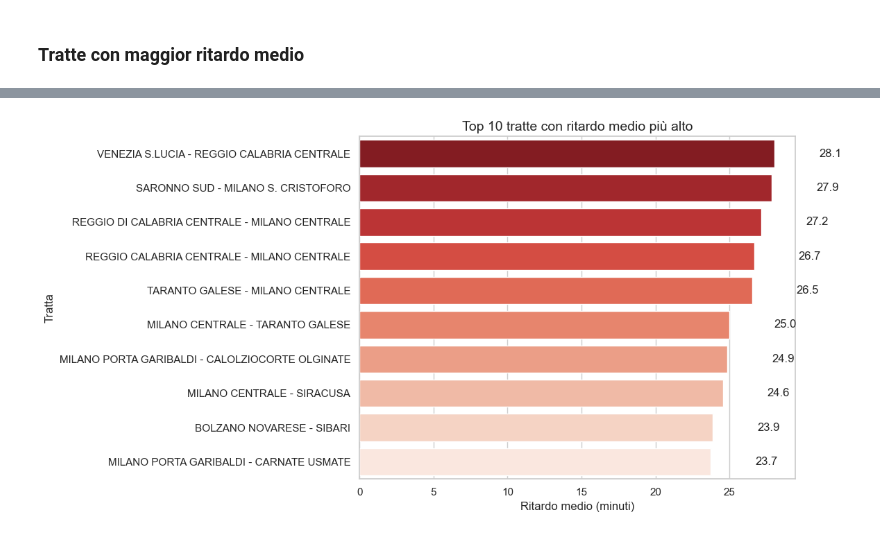
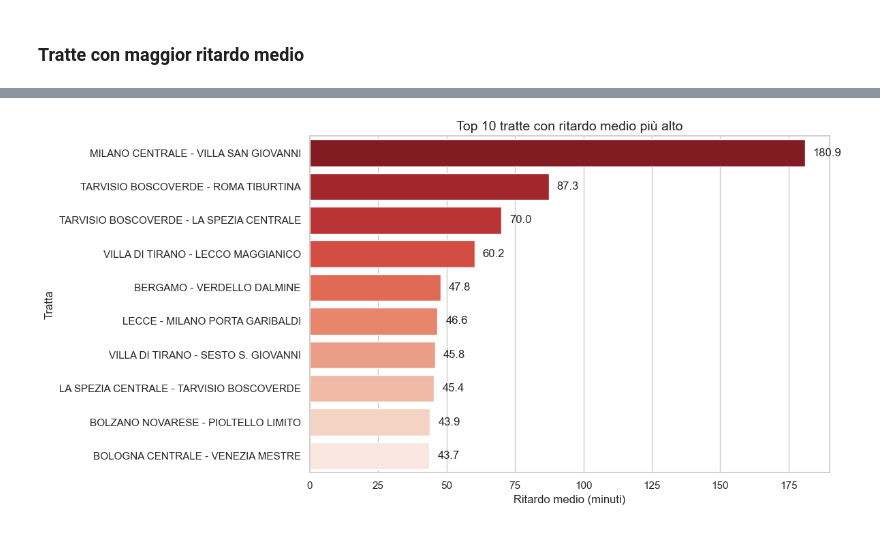
Before and after one commit to AndreaSpolaor/AnalisiTrafficoFerroviario, a Jupyter notebook: main.ipynb, the cells around one changed output, grey strips where cells are left out. Drawn from its saved outputs; the diff is of its cells as text; code cells hidden in the pictures.

Commit message:
[Feat] Add last update

```diff
--- a/main.ipynb
+++ b/main.ipynb
@@ -229,7 +255,7 @@ for blob in blob_list:
             if name not in name_cached:
 
                 # Reperisco le info geografiche
-                #location = geocode_station(name)
+                location = geocode_station(name)
 
                 # Aggiungo alla cache il nome della stazione
                 name_cached.add(name)
@@ -587,0 +618,14 @@ with engine.connect() as conn:
+# %%
+# Query per estrazione città e regione
+query_station = "SELECT id, city, region, alias, latitude, longitude FROM railway.station"
+query_train = "SELECT id, type, number, code FROM railway.train"
+query_timetable = "SELECT station_id, train_id, arrival_datetime, departure_datetime, arrival_delay, departure_delay, deleted, stop_number, day_number FROM railway.timetable"
+
+# Lettura da Postgres (SQL Alchemy + Pandas)
+with engine.connect() as conn:
+    df_station = pd.read_sql(query_station, conn)
+    print(f"✅ Caricate {len(df_station)} stazioni in memoria")
+    df_train = pd.read_sql(query_train, conn)
+    print(f"✅ Caricati {len(df_train)} tratte in memoria")
+    df_timetable = pd.read_sql(query_timetable, conn)
+    print(f"✅ Caricati {len(df_timetable)} fermate in memoria")
@@ -1016,71 +1035,71 @@ plt.show()
 # %% [markdown]
 <h3>Tratte con maggior ritardo medio</h3>
 # %%
-# Lettura dati dal db Postgres
-query = """
-    SELECT tt.day_number, tt.train_id, tt.stop_number, tt.arrival_delay, s.alias
-      FROM railway.timetable AS tt
-      JOIN railway.station AS s ON tt.station_id = s.id
-     WHERE tt.deleted = false
-       AND ABS(tt.arrival_delay - tt.departure_delay) < 10000
-"""
+# Unisci timetable + station per avere gli alias
+df = df_timetable.merge(
+    df_station[["id", "alias"]],
+    left_on="station_id",
+    right_on="id",
+    how="left"
+)
 
-# Esecuzione della query
-with engine.connect() as conn:
-    df = pd.read_sql(query, conn)
+# Pulisci alias: prendi il primo valore del JSON array
+df["alias_clean"] = df["alias"].apply(lambda x: json.loads(x)[0] if pd.notna(x) else None)
 
-# Estraggo il primo elemento dell'alias (json array)
-df['alias_clean'] = df['alias'].apply(lambda x: json.loads(x)[0] if pd.notna(x) else None)
+# Filtra solo righe valide
+df = df[
+    (df["deleted"] == False)
+].copy()
 
-# Seleziona prima e ultima stazione per ogni treno
-df_first = df.sort_values('stop_number').groupby(['day_number', 'train_id']).first().reset_index()
-df_last  = df.sort_values('stop_number').groupby(['day_number', 'train_id']).last().reset_index()
+# Prima e ultima fermata per ogni treno e giorno
+df_first = df.sort_values("stop_number").groupby(["day_number", "train_id"]).first().reset_index()
+df_last  = df.sort_values("stop_number").groupby(["day_number", "train_id"]).last().reset_index()
 
-# Crea tratta concatenando primo e ultimo alias
-df_route = pd.merge(df_first[['day_number', 'train_id', 'alias_clean']],
-                    df_last[['day_number', 'train_id', 'alias_clean', 'arrival_delay']],
-                    on=['day_number', 'train_id'],
-                    suffixes=('_from', '_to'))
+# Crea tratta: alias partenza + alias arrivo
+df_route = pd.merge(
+    df_first[["day_number", "train_id", "alias_clean"]],
+    df_last[["day_number", "train_id", "alias_clean", "arrival_delay"]],
+    on=["day_number", "train_id"],
+    suffixes=("_from", "_to")
+)
+df_route["route"] = df_route["alias_clean_from"] + " - " + df_route["alias_clean_to"]
 
-# Crea colonna 'route'
-df_route['route'] = df_route['alias_clean_from'] + ' - ' + df_route['alias_clean_to']
-
-# Calcola ritardo medio e numero di corse per tratta
-df_stats_by_route = df_route.groupby('route').agg(
-    avg_arrival_delay=('arrival_delay', 'mean'),
-    num_trips=('arrival_delay', 'count')
+# Statistiche per tratta
+df_stats_by_route = df_route.groupby("route").agg(
+    avg_arrival_delay=("arrival_delay", "mean"),
+    num_trips=("arrival_delay", "count")
 ).reset_index()
 
-# Filtra solo le tratte con almeno 100 corse
-df_stats_by_route = df_stats_by_route[df_stats_by_route['num_trips'] >= 100]
+df_stats_by_route = df_stats_by_route[df_stats_by_route["num_trips"] >= 10]
 
-# Prendi le top 10 per ritardo medio
-df_top10_routes = df_stats_by_route.sort_values(by='avg_arrival_delay', ascending=False).head(10)
+# Top 10 tratte per ritardo medio
+df_top10_routes = df_stats_by_route.sort_values("avg_arrival_delay", ascending=False).head(10)
 
-# Palette rossa invertita (da rosso intenso a rosso meno intenso)
+# Grafico
 palette = sns.color_palette("Reds", n_colors=len(df_top10_routes))[::-1]
 
-# Costruzione grafico
 plt.figure(figsize=(12, 6))
 sns.set(style="whitegrid")
 ax = sns.barplot(
     data=df_top10_routes,
-    x='avg_arrival_delay',
-    y='route',
-    palette= palette
+    x="avg_arrival_delay",
+    y="route",
+    hue="route",
+    palette=palette,
+    dodge=False
 )
 
-# Imposto titolo e lable
+# Titoli e etichette
 ax.set_title("Top 10 tratte con ritardo medio più alto", fontsize=14)
 ax.set_xlabel("Ritardo medio (minuti)")
 ax.set_ylabel("Tratta")
 
-# Imposto etichette sui valori
+# Valori accanto alle barre
 for bar in ax.patches:
     ax.text(bar.get_width() + 3, bar.get_y() + bar.get_height() / 2,
-            f"{bar.get_width():.1f}", va='center')
+            f"{bar.get_width():.1f}", va="center")
 
-# Stampo il grafico
+# Ottimizza layout
 plt.tight_layout()
 plt.show()
 # %% [output]
@@ -1090 +1106 @@ Passing `palette` without assigning `hue` is deprecated and will be removed in v
-[figure, old version]
+[figure, new version]
```
Also changed, not shown: parts of 17 cells of this notebook, 4 other files.
